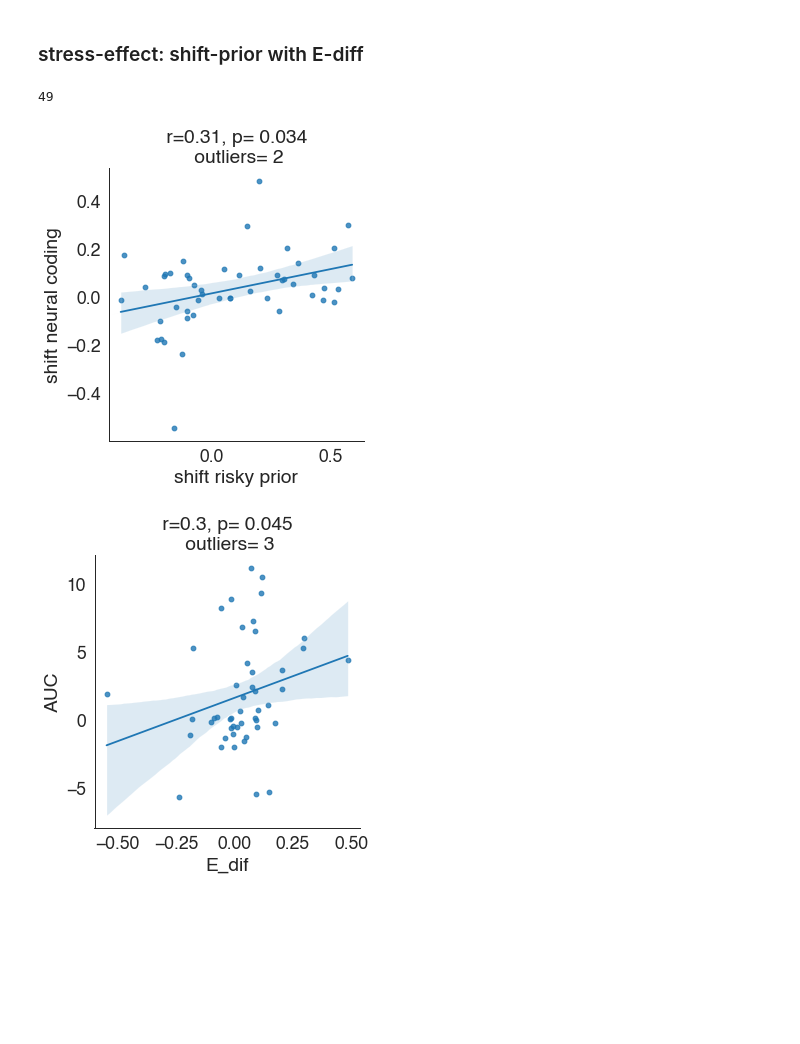
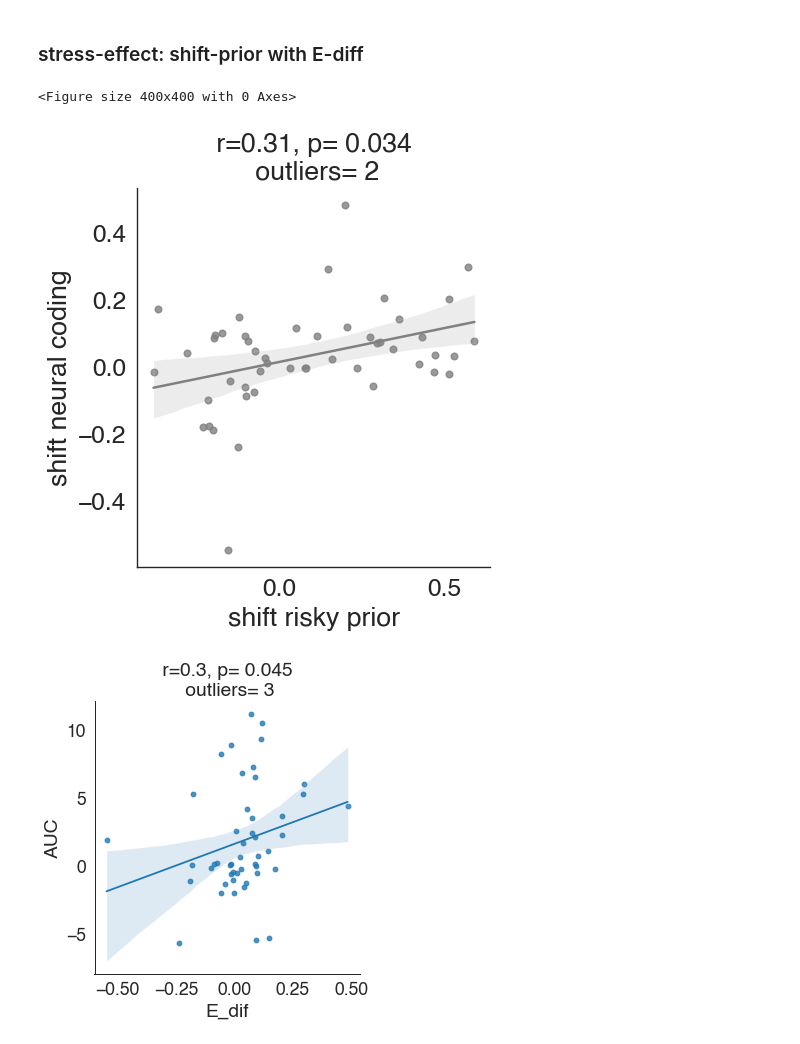
Before and after one commit to Gilles86/stress_risk, a Jupyter notebook: stress_risk/plots_for_paper/paper_fig_probit.ipynb, the cells around one changed output. Drawn from its saved outputs; the diff is of its cells as text; code cells hidden in the pictures; blank space fills up the shorter version.

Commit message:
paper figures

```diff
--- a/stress_risk/plots_for_paper/paper_fig_probit.ipynb
+++ b/stress_risk/plots_for_paper/paper_fig_probit.ipynb
@@ -101,33 +195,0 @@ idata = az.from_netcdf(op.join(bids_folder, 'derivatives', 'cogmodels', f'model-
-# %%
-#plt.title('prior')
-sns.set_theme('paper', 'white', font='helvetica', font_scale=1.2, palette='tab10')
-
-palette = sns.color_palette('coolwarm', 4)
-palette = [palette[ix] for ix in [0, 3]]
-
-for param in ['mu', 'std']:
-    for regressor in ['Intercept' , 'session:group']:
-
-        if param == 'std' and regressor == 'Intercept':
-            val = 'value_softpl'
-        else:
-            val = 'value'
-        prior_mus= pd.concat((idata.posterior[f'safe_prior_{param}_mu'].to_dataframe(), (idata.posterior[f'risky_prior_{param}_mu'].to_dataframe())), axis=1)
-        prior_mus.columns.name = 'parameter'
-        prior_mus.index = prior_mus.index.set_names(['chain','draw','regressor'])
-        prior_mus = prior_mus.stack().to_frame('value')
-        prior_mus['Option'] = prior_mus.index.get_level_values('parameter').map({f'safe_prior_{param}_mu':'safe', f'risky_prior_{param}_mu':'risky'})
-        prior_mus['value_softpl'] = softplus_np(prior_mus['value']) # for param == 'std' and regressor == 'Intercept'
-
-        fac = sns.FacetGrid(prior_mus.xs(regressor, 0,'regressor').reset_index(), hue='Option', palette=palette, aspect=1.1, height=2.5)
-        fac.map(sns.kdeplot, val, fill=True)
-        fac.set(xlabel=None, ylabel=None, yticks=[])
-
-        if regressor =='Intercept':
-            plt.legend(title='Option',loc='upper right',fontsize='x-small')
-        #plt.title(f'{param}_{regressor}')
-
-        if regressor =='session:group':
-            plt.axvline(0, c='black', ls='--')
-
-        plt.savefig(op.join(plot_folder_path, f'NLC_model-1_prior_{param}_{regressor}.pdf'), bbox_inches='tight')
@@ -322,10 +509,6 @@ plt.savefig(op.join(plot_folder_path, 'stress_swarmplot.pdf'), bbox_inches='tigh
 # Behav - Neural - corr.
 # %% [markdown]
 ### stress-effect: shift-prior with E-diff
-# %%
-len(Es.index.unique('subject')) # sub 1 is missing
-# %% [output]
-49
 # %%
 # load in data frame from behavior/shifts_decode-priors.ipynb
 df_comb_shifts = pd.read_csv('/Users/mrenke/data/ds-stressrisk/interim_sum_data/r-prior-shift_Ediff_AUC.csv')
@@ -332,20 +516,23 @@ df_comb_shifts = pd.read_csv('/Users/mrenke/data/ds-stressrisk/interim_sum_data/
 # %%
 import pingouin
 sns.set_theme('paper', 'white', font='helvetica', font_scale=2, palette='tab10')
 
 name_prior = 'risky_prior'
 method = 'shepherd' # = robust, N-outliers = 2
 
 temp = df_comb_shifts
-fac = sns.lmplot(data=temp.reset_index() , y = 'E_dif',x= f'{name_prior}_mu') #, hue='group'
+
+plt.figure(figsize=(4, 4))
+fac = sns.lmplot(data=temp.reset_index() , y = 'E_dif',x= f'{name_prior}_mu',line_kws={'color': 'grey'}, scatter_kws={'color': 'grey'}) #, hue='group'
 cor = pingouin.corr(temp['E_dif'], temp[f'{name_prior}_mu'], method='shepherd')
 r_ = np.round(cor['r'][0], 2)
 p = np.round(cor['p-val'][0], 3)
 outliers = cor['outliers'][0]
 fac.set(xlabel='shift risky prior',ylabel='shift neural coding', title = f' r={r_}, p= {p} \n outliers= {outliers}')
 plt.savefig(op.join(plot_folder_path, 'shift-prior_E-diff_corr_robust.pdf'), bbox_inches='tight')
 # %% [output]
+<Figure size 400x400 with 0 Axes>
-[figure, old version]
+[figure, new version]
 # %%
 
 temp = df_comb_shifts
```
Also changed, not shown: parts of 29 cells of this notebook, 1 other file.
